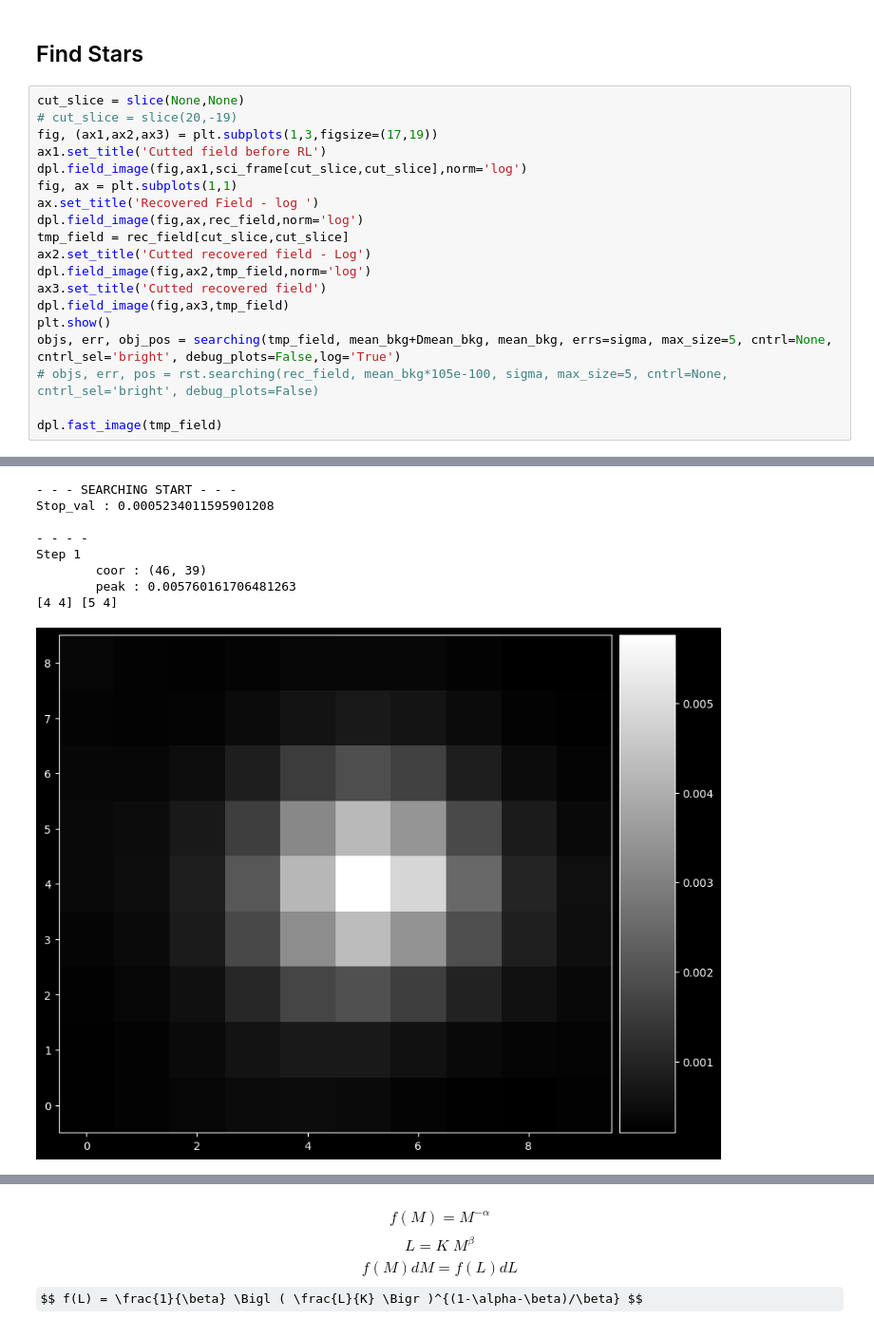
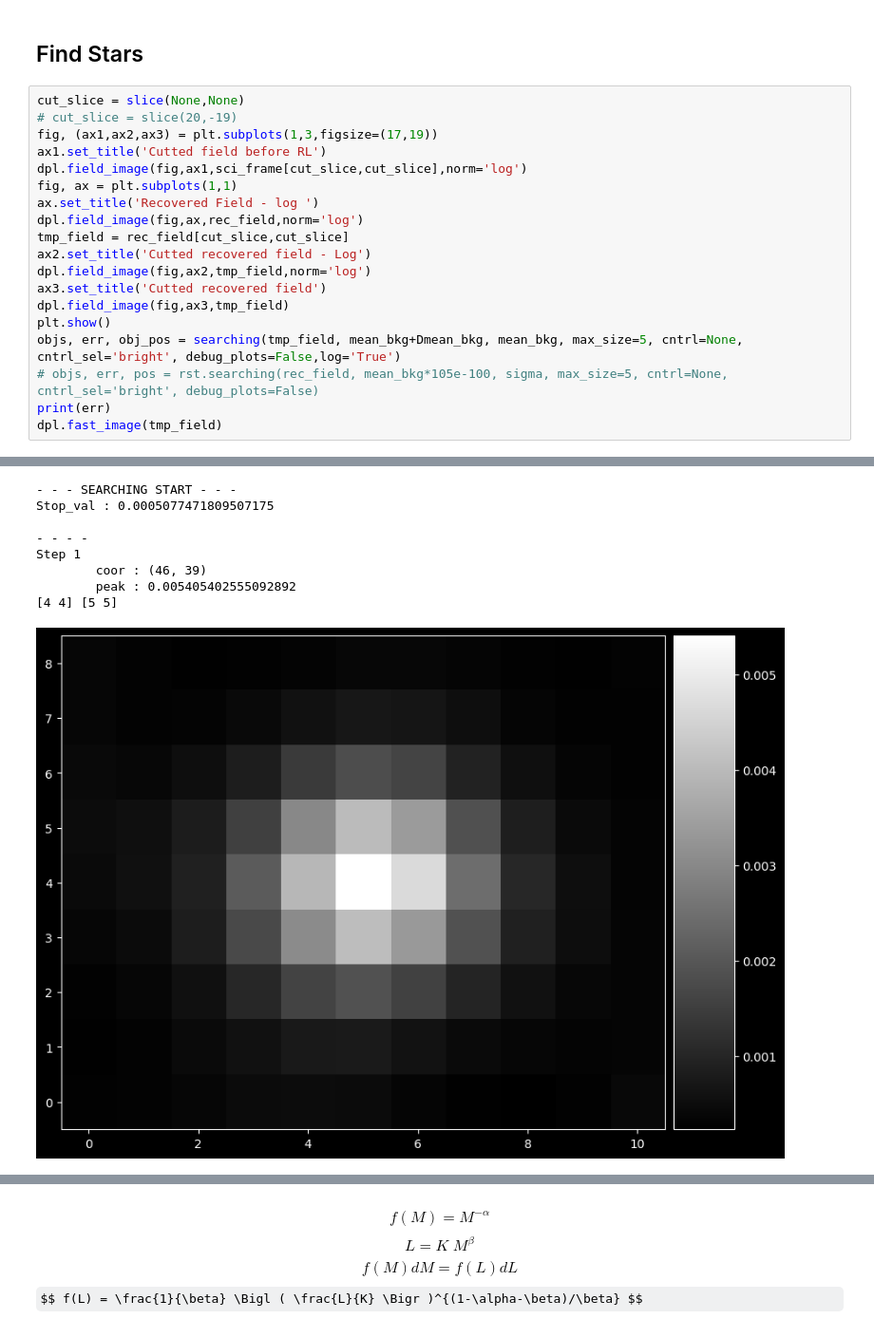
Before and after one commit to 00-berni/proj_2, a Jupyter notebook: implementation.ipynb, the cells around one changed output, grey strips where cells are left out. Shown at 95% size. Drawn from its saved outputs; the diff is of its cells as text; some formulas as TeX source.

```diff
--- a/implementation.ipynb
+++ b/implementation.ipynb
@@ -944,8 +822,8 @@ dpl.field_image(fig,ax2,tmp_field,norm='log')
 ax3.set_title('Cutted recovered field')
 dpl.field_image(fig,ax3,tmp_field)
 plt.show()
-objs, err, obj_pos = searching(tmp_field, mean_bkg+Dmean_bkg, mean_bkg, errs=sigma, max_size=5, cntrl=None, cntrl_sel='bright', debug_plots=False,log='True')
+objs, err, obj_pos = searching(tmp_field, mean_bkg+Dmean_bkg, mean_bkg, max_size=5, cntrl=None, cntrl_sel='bright', debug_plots=False,log='True')
 # objs, err, pos = rst.searching(rec_field, mean_bkg*105e-100, sigma, max_size=5, cntrl=None, cntrl_sel='bright', debug_plots=False)
-
+print(err)
 dpl.fast_image(tmp_field)
 # %% [output]
@@ -953,10 +831,10 @@ dpl.fast_image(tmp_field)
 [figure]
 - - - SEARCHING START - - -
-Stop_val : 0.0005234011595901208
+Stop_val : 0.0005077471809507175
 
 - - - -
 Step 1
         coor : (46, 39)
-        peak : 0.005760161706481263
-[4 4] [5 4]
+        peak : 0.005405402555092892
+[4 4] [5 5]
-[figure, old version]
+[figure, new version]
```
Also changed, not shown: parts of 14 cells of this notebook.
